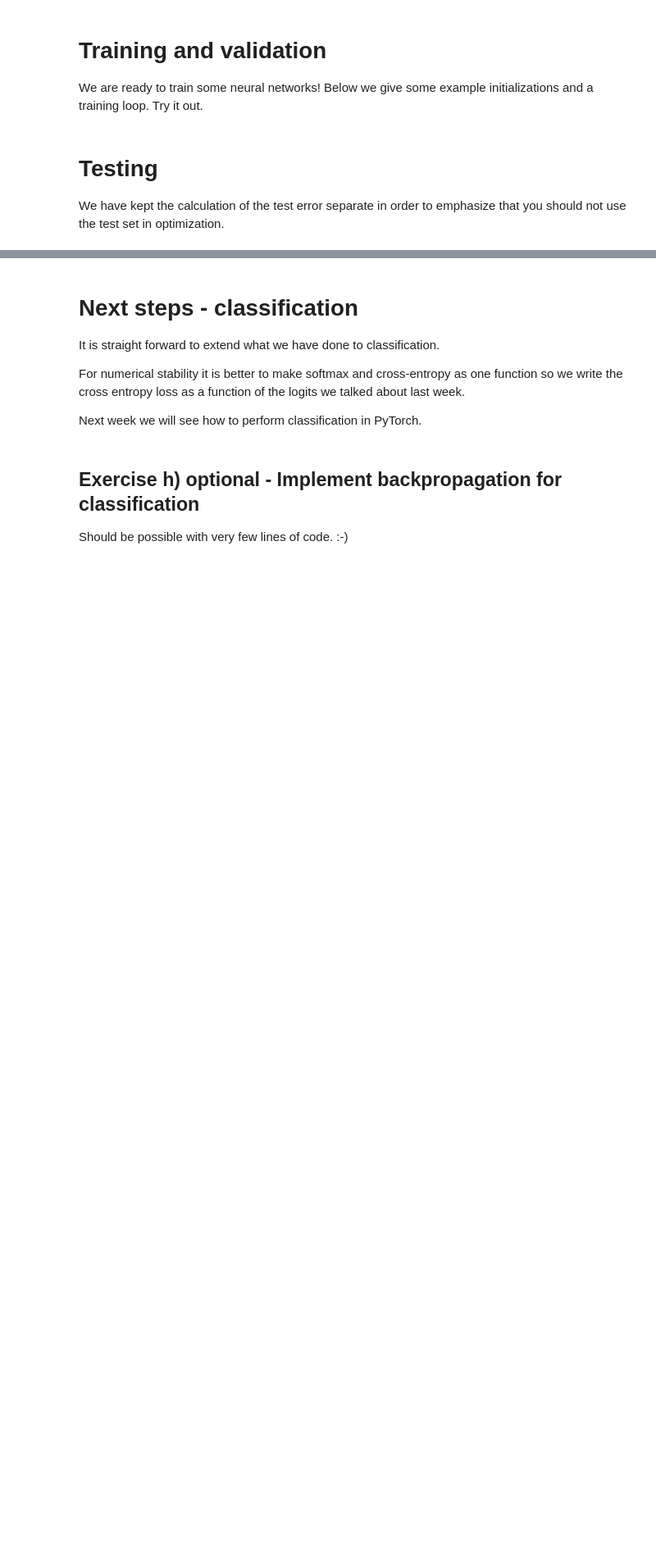
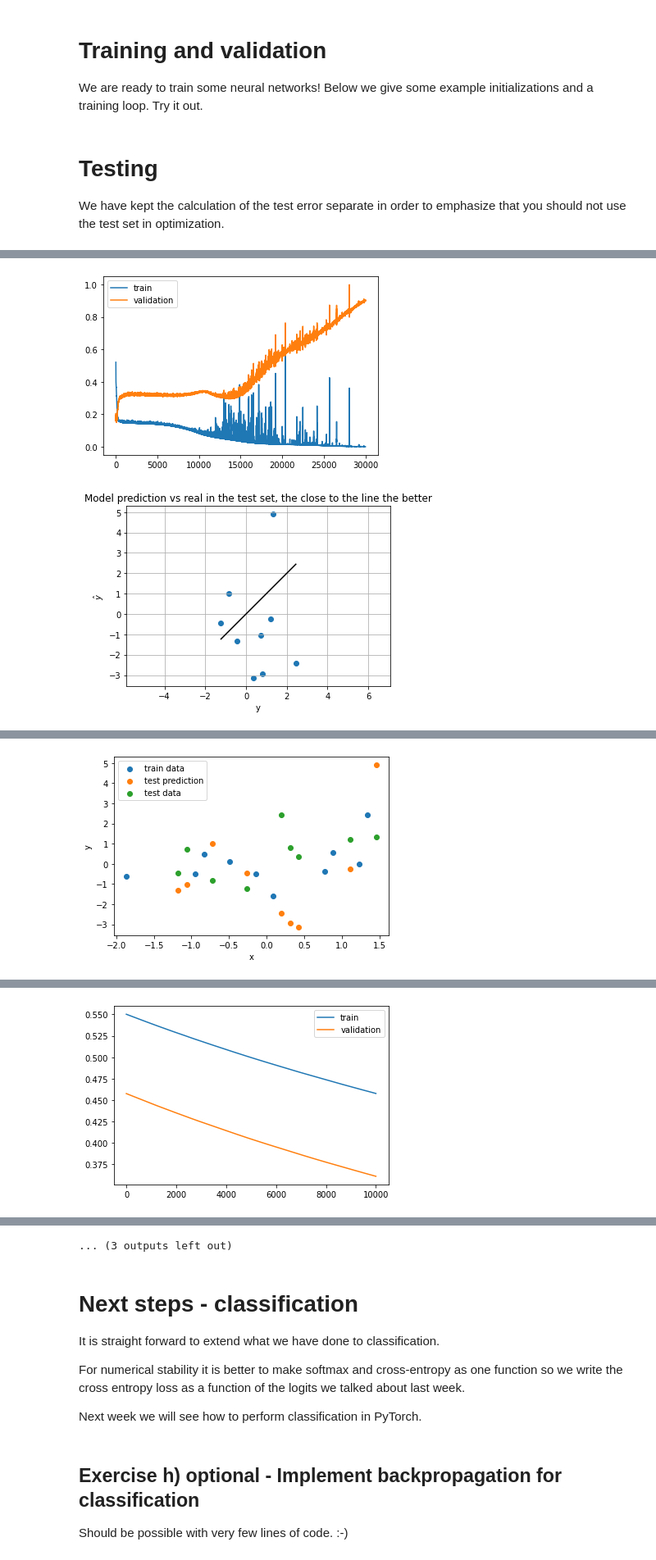
Before and after one commit to Laegas/02456-deep-learning-with-PyTorch, a Jupyter notebook: 2_Feedforward_NumPy/2.1-FNN-NumPy.ipynb, the cells around one changed output, grey strips where cells are left out. Shown at 82% size. Saved outputs shown, nothing was run; the diff lists cells and outputs as text; code cells hidden in the pictures; blank space fills up the shorter version.

```diff
--- a/2_Feedforward_NumPy/2.1-FNN-NumPy.ipynb
+++ b/2_Feedforward_NumPy/2.1-FNN-NumPy.ipynb
@@ -557,7 +550,7 @@ def backward_pass(x, t, y, z, a, NN, activations, loss):
     # Second, let's compute the derivative of the loss function
     t = t.reshape(BS, -1)
 
-    d_loss = loss(t, y, True)
+    d_loss = loss(t, y, True) # CHANGED
 
     # Third, let's compute the derivative of the biases and the weights
     g_w   = [] # List to save the gradient of the weights
@@ -573,7 +566,7 @@ def backward_pass(x, t, y, z, a, NN, activations, loss):
                                                                #  delta shape: as above; weights shape: (i, o)
                                                                # Delta: d_C_d_z (element-wise mult) derivative of the activation layers
                                                                #  delta shape: as above; d_z shape: (b, i)
-        delta = 0   # <- Insert correct expression
+        delta = np.einsum('bo, bo -> bo', d_C_d_z, d_a[-l-1]) # CHANGED
 
         g_b.append(np.mean(delta, axis=0))
         g_w.append(np.mean(np.einsum('bo, bi -> bio', delta, z[-l-2]), axis=0)) # Derivative of cost with respect to weights in layer l:
@@ -634,7 +720,7 @@ def finite_diff_grad(x, NN, ACT_F, epsilon=None):
         epsilon = np.finfo(np.float32).eps # Machine epsilon for float 32
 
     grads = deepcopy(NN)               # Copy of structure of the weights and biases to save the gradients
-    _ , test_z = forward_pass(x, NN_UT, ACT_F_UT) # We evaluate f(x)
+    _ , test_z = forward_pass(x, NN, ACT_F) # We evaluate f(x)
 
     for e in range(len(NN)):                       # Iterator over elements of the NN:       weights or biases
         for h in range(len(NN[e])):                # Iterator over the layer of the element: layer number
@@ -731,6 +834,9 @@ for e in range(EPOCHS):
 # %%
-plt.plot(range(len(train_loss)), train_loss);
-plt.plot(range(len(val_loss)), val_loss);
+def plot_train_and_val_loss(train_loss, val_loss):
+  plt.plot(range(len(train_loss)), train_loss, label='train')
+  plt.plot(range(len(val_loss)), val_loss, label='validation')
+  plt.legend();
+  plt.show();
 # %% [markdown]
 # Testing
 
@@ -751,18 +861,20 @@ print("Test loss:  {:4.3f}".format(np.mean(squared_error(y_test, np.squeeze(unit
 # %%
-if D1:
+def plot_data_and_predictions(x_train, y_train, x_test, y_test, units):
+  if D1:
     plt.scatter(x_train[:,0], y_train, label="train data");
     plt.scatter(x_test[:,0], units[-1], label="test prediction");
     plt.scatter(x_test[:,0], y_test, label="test data");
     plt.legend();
     plt.xlabel("x");
     plt.ylabel("y");
-else:
+  else:
     plt.scatter(x_train[:,1], y_train, label="train data");
     plt.scatter(x_test[:,1], units[-1], label="test data prediction");
     plt.scatter(x_test[:,1], y_test, label="test data");
     plt.legend();
     plt.xlabel("x");
     plt.ylabel("y");
+  plt.show();
 # %% [markdown]
 ## Exercise g) Show overfitting, underfitting and just right fitting
 
@@ -777,0 +888,46 @@ _Insert written answer here._
+# %%
+np.random.seed(42)
+
+# overfitting
+print("OVERFITTING")
+# Generating dataset with small amount of samples which reliably introduces overfitting
+x_train, y_train, x_validation, y_validation, x_test, y_test = data_generator(noise=10, n_samples=30)
+
+L  = [3, 16, 1]
+ACT_F = [Tanh, Linear]
+NN = init_NN_all(L, ACT_F)
+LEARN_R = 1e-1
+EPOCHS = 30000 # enough epochs to get "good" overfit
+
+train_loss, val_loss = train_NN()
+plot_train_and_val_loss(train_loss, val_loss)
+units = testing(x_test, y_test, NN, ACT_F)
+plot_data_and_predictions(x_train, y_train, x_test, y_test, units)
+
+# underfitting
+print("UNDERFITTING")
+x_train, y_train, x_validation, y_validation, x_test, y_test = data_generator(noise=0.5) # original dataset from above
+L  = [1, 3, 1] # very small network
+ACT_F = [ReLU, Linear]
+NN = init_NN_all(L, ACT_F)
+LEARN_R = 1e-5
+EPOCHS = 10000
+
+train_loss, val_loss = train_NN()
+plot_train_and_val_loss(train_loss, val_loss)
+units = testing(x_test, y_test, NN, ACT_F)
+plot_data_and_predictions(x_train, y_train, x_test, y_test, units)
+
+# just right
+print("JUST RIGHT")
+L  = [1, 8, 1] # Original
+ACT_F = [ReLU, Linear]
+NN = init_NN_all(L, ACT_F)
+LEARN_R = 5e-2
+EPOCHS = 10000
+
+train_loss, val_loss = train_NN()
+plot_train_and_val_loss(train_loss, val_loss)
+units = testing(x_test, y_test, NN, ACT_F)
+plot_data_and_predictions(x_train, y_train, x_test, y_test, units)
+# %% [output]
@@ -777,0 +951,2 @@ _Insert written answer here._
+[figure, added]
+[figure, added]
@@ -777,0 +954 @@ _Insert written answer here._
+[figure, added]
@@ -777,0 +972 @@ _Insert written answer here._
+[figure, added]
@@ -778,3 +994,4 @@ _Insert written answer here._
+... (3 outputs left out)
 # %% [markdown]
 # Next steps - classification
 
```
Also changed, not shown: parts of 18 cells of this notebook.
